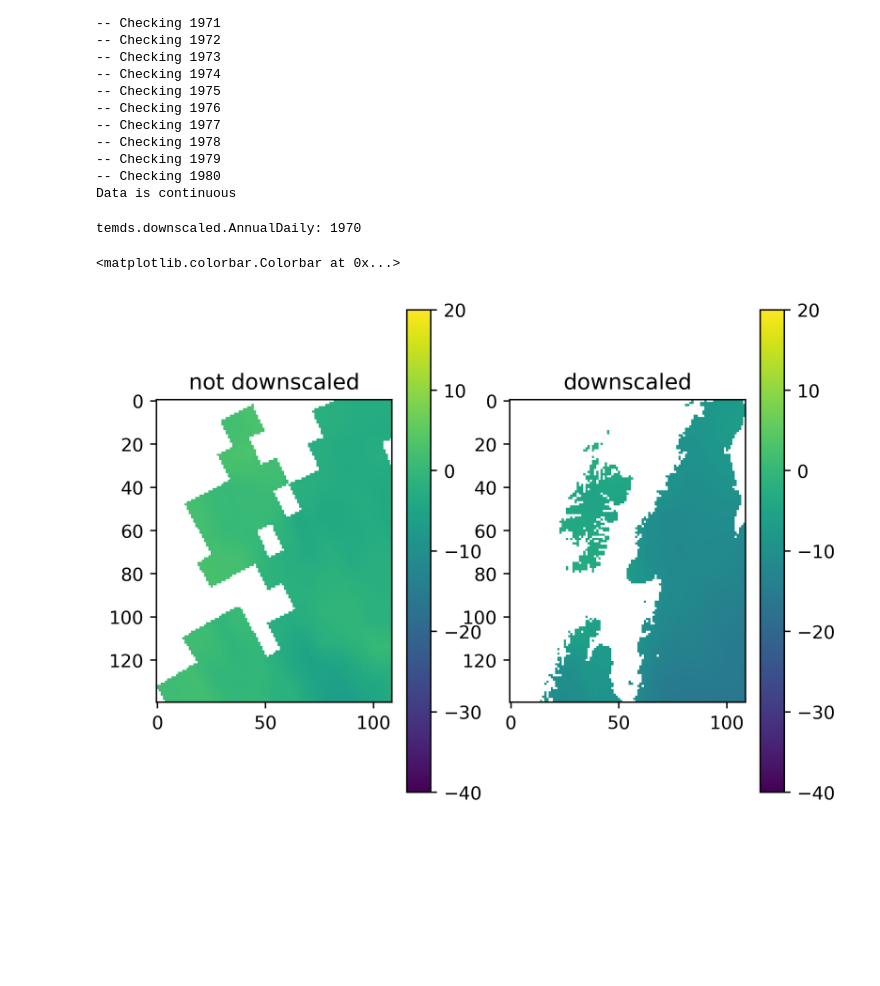
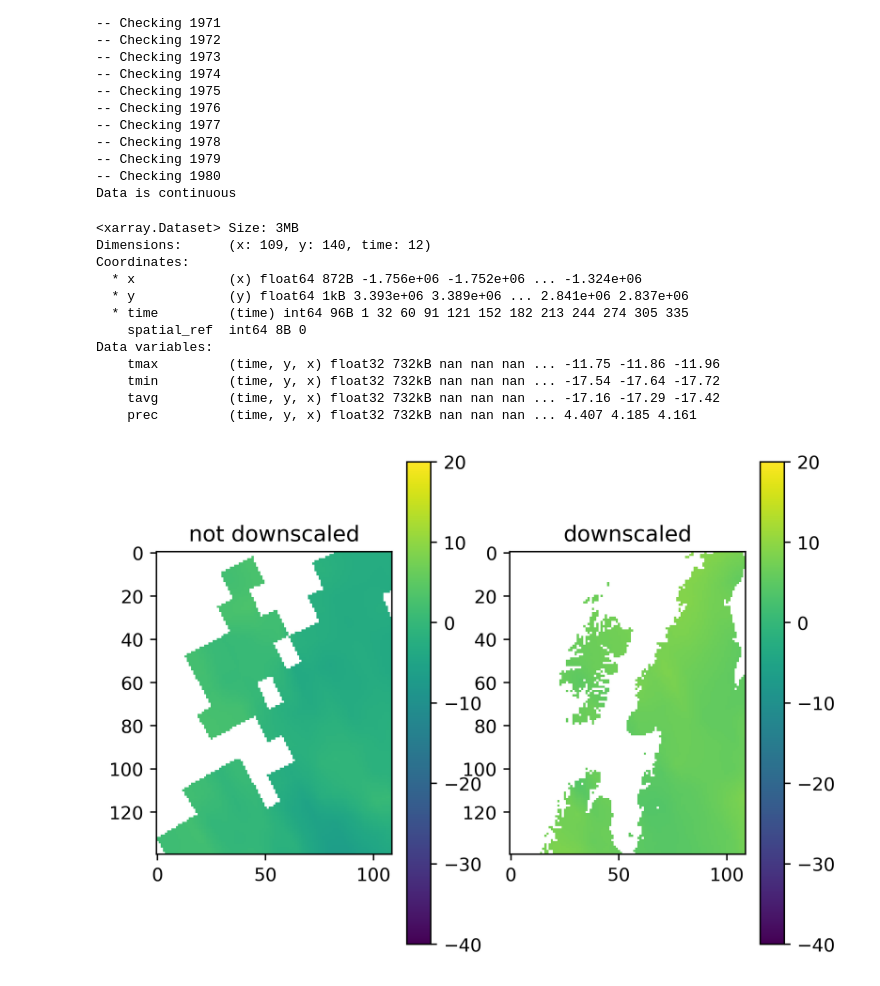
Before and after one commit to uaf-arctic-eco-modeling/Input_production, a Jupyter notebook: tiles-downscale-scratch.ipynb, the cells around one changed output. Saved outputs shown, nothing was run; the diff lists cells and outputs as text; code cells hidden in the pictures; blank space fills up the shorter version.

```diff
--- a/tiles-downscale-scratch.ipynb
+++ b/tiles-downscale-scratch.ipynb
@@ -139,24 +180,24 @@ mytile.calculate_correction_factors('cru_baseline', 'worldclim', variables)
 # %%
-# variables = {
-#     'tmax': {'function': 'temperature', 'temperature': 'tmax','correction_factor':'tmax', 'name': 'tmax'},
-#     'tmin': {'function': 'temperature', 'temperature': 'tmin','correction_factor':'tmin', 'name': 'tmin'},
-#     'tavg': {'function': 'temperature', 'temperature': 'tmp','correction_factor':'tavg', 'name': 'tavg'},
-#     'prec': {'function': 'precipitation', 'precipitation': 'pre','correction_factor':'prec', 'name': 'prec'},
-# }
+variables = {
+    'tmax': {'function': 'temperature', 'temperature': 'tmax','correction_factor':'tmax', 'name': 'tmax'},
+    'tmin': {'function': 'temperature', 'temperature': 'tmin','correction_factor':'tmin', 'name': 'tmin'},
+    'tavg': {'function': 'temperature', 'temperature': 'tmp','correction_factor':'tavg', 'name': 'tavg'},
+    'prec': {'function': 'precipitation', 'precipitation': 'pre','correction_factor':'prec', 'name': 'prec'},
+}
 
-# year = 1970
+year = 1970
 
-# self = mytile
-# source_id, baseline_id, reference_id ='cru_AnnualTimeSeries','cru_baseline', 'worldclim'
-# reference = self.data[reference_id]
-# baseline = self.data[baseline_id]
-# source = self.data[source_id][year].dataset
-# temp = []
-# for var, info in variables.items():
-#     func = downscalers.LOOKUP[info['function']]
-#     current = func(baseline, reference, info)
-#     current.name = info['name']
-#     temp.append(current)
+self = mytile
+source_id, correction_id ='cru_AnnualTimeSeries','correction_factors'
 
-# downscaled = xr.merge(temp)
-# downscaled
+correction = self.data[correction_id]
+source = self.data[source_id][year].dataset
+temp = []
+for var, info in variables.items():
+    func = downscalers.LOOKUP[info['function']]
+    current = func(source, correction, info)
+    current.name = info['name']
+    temp.append(current)
+
+downscaled = xr.merge(temp)
+downscaled
@@ -219,22 +277,34 @@ Checking Continuity (advanced)
 -- Checking 1980
 Data is continuous
 # %%
-downscaled_data[1970]
+downscaled_data[1970].dataset
 # %% [output]
-temds.downscaled.AnnualDaily: 1970
+<xarray.Dataset> Size: 3MB
+Dimensions:      (x: 109, y: 140, time: 12)
+Coordinates:
+  * x            (x) float64 872B -1.756e+06 -1.752e+06 ... -1.324e+06
+  * y            (y) float64 1kB 3.393e+06 3.389e+06 ... 2.841e+06 2.837e+06
+  * time         (time) int64 96B 1 32 60 91 121 152 182 213 244 274 305 335
+    spatial_ref  int64 8B 0
+Data variables:
+    tmax         (time, y, x) float32 732kB nan nan nan ... -11.75 -11.86 -11.96
+    tmin         (time, y, x) float32 732kB nan nan nan ... -17.54 -17.64 -17.72
+    tavg         (time, y, x) float32 732kB nan nan nan ... -17.16 -17.29 -17.42
+    prec         (time, y, x) float32 732kB nan nan nan ... 4.407 4.185 4.161
 # %%
 not_downscaled = mytile.data['cru_AnnualTimeSeries'][1970].dataset
 
 
 fig, axes = plt.subplots(1,2, dpi=400)
 axes[0].imshow(not_downscaled['tmax'].data[0] - corrections.ZERO_C_IN_K, vmin=-40, vmax=20)
 axes[0].set_title('not downscaled')
 
 
-im = axes[1].imshow(downscaled['tmax'].data[0], vmin=-40, vmax=20)
+im = axes[1].imshow(downscaled['tmax'].data[1], vmin=-40, vmax=20)
 axes[1].set_title('downscaled')
 fig.colorbar(im, ax=axes[1])
 fig.colorbar(im, ax=axes[0])
+
+plt.show()
 # %% [output]
-<matplotlib.colorbar.Colorbar at 0x...>
-[figure, old version]
+[figure, new version]
```
Also changed, not shown: parts of 10 cells of this notebook, 3 other files.
